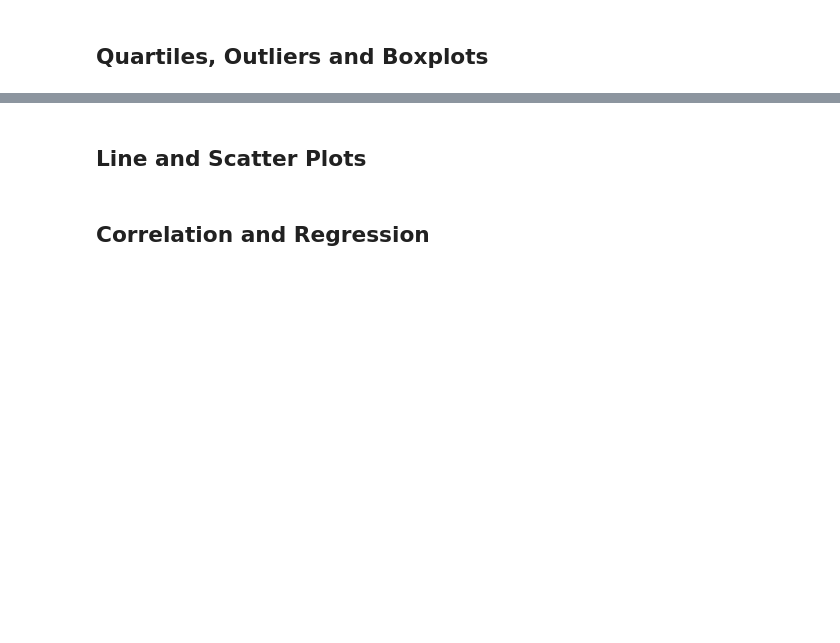
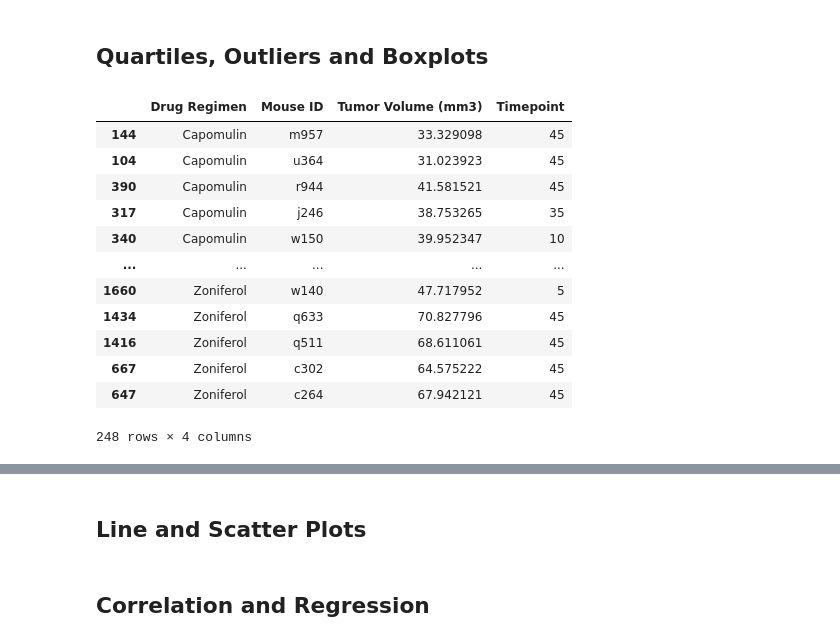
Before and after one commit to ande3674/matplotlib-challenge, a Jupyter notebook: pymaceuticals_starter.ipynb, the cells around one changed output, grey strips where cells are left out. Cells and saved outputs as stored; diff of their text form; code cells hidden in the pictures; blank space fills up the shorter version.

```diff
--- a/pymaceuticals_starter.ipynb
+++ b/pymaceuticals_starter.ipynb
@@ -239,8 +258,24 @@ plt.pie(plt_pie_x_values, labels=plt_pie_labels, colors=['m','c'], shadow=True)
 # %%
 # Calculate the final tumor volume of each mouse across four of the drug regimens:
 # Capomulin, Ramicane, Infubinol, and Ceftamin
 
 # Start by getting the last (latest) timepoint for each mouse
+# Merge this group df with the original dataframe to get the tumor volume at the last timepoint
+new_df = full_cleansed_data_df[['Drug Regimen', 'Mouse ID', 'Tumor Volume (mm3)', 'Timepoint']]
 
-
-# Merge this group df with the original dataframe to get the tumor volume at the last timepoint
+final_tumor_vol_df = new_df.sort_values('Timepoint', ascending=False).drop_duplicates(['Drug Regimen', 'Mouse ID'])
+final_tumor_vol_df.sort_values('Drug Regimen')
+# %% [output]
+|  | Drug Regimen | Mouse ID | Tumor Volume (mm3) | Timepoint |
+| 144 | Capomulin | m957 | 33.329098 | 45 |
+| 104 | Capomulin | u364 | 31.023923 | 45 |
+| 390 | Capomulin | r944 | 41.581521 | 45 |
+| 317 | Capomulin | j246 | 38.753265 | 35 |
+| 340 | Capomulin | w150 | 39.952347 | 10 |
+| ... | ... | ... | ... | ... |
+| 1660 | Zoniferol | w140 | 47.717952 | 5 |
+| 1434 | Zoniferol | q633 | 70.827796 | 45 |
+| 1416 | Zoniferol | q511 | 68.611061 | 45 |
+| 667 | Zoniferol | c302 | 64.575222 | 45 |
+| 647 | Zoniferol | c264 | 67.942121 | 45 |
+248 rows × 4 columns
```
Also changed, not shown: parts of 6 cells of this notebook.
